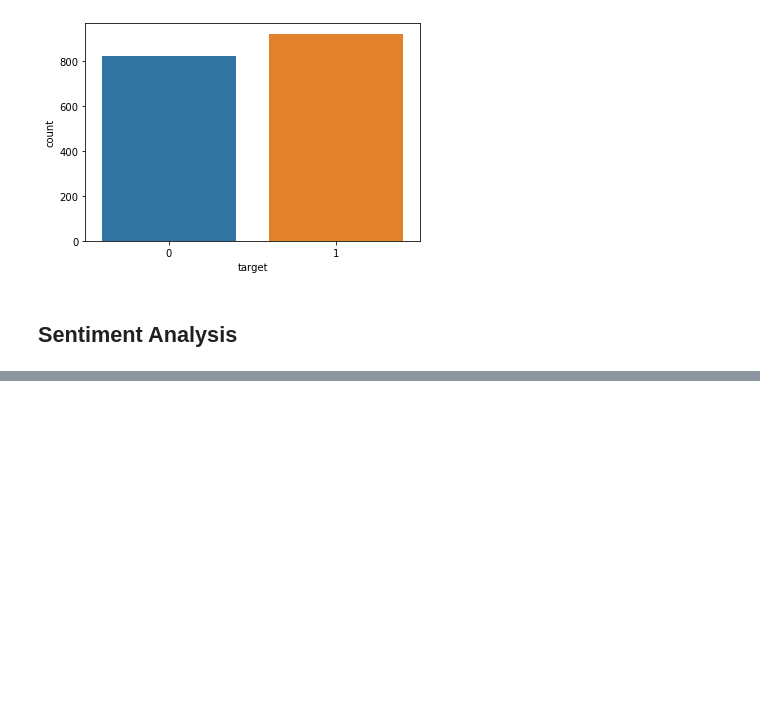
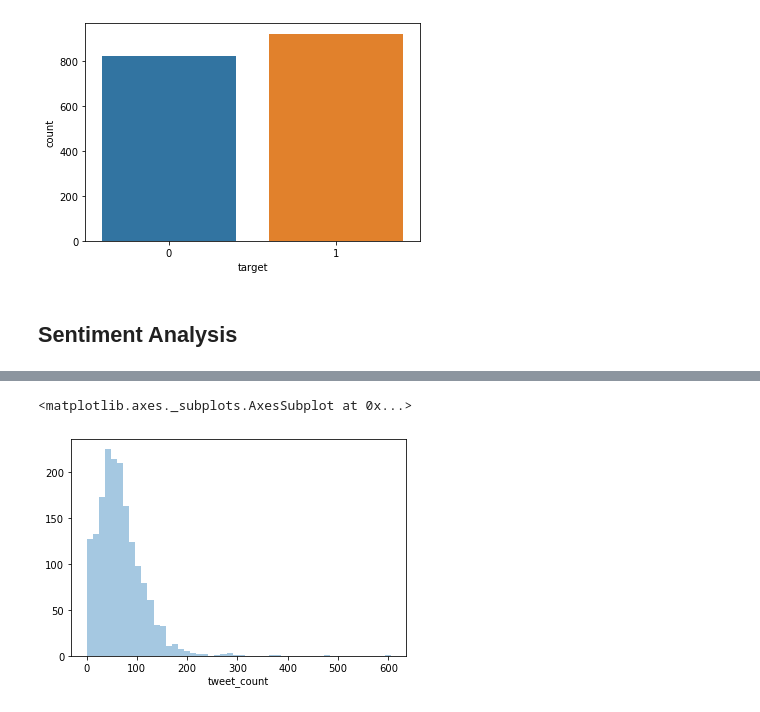
Before and after one commit to alexiscanaria/ftw-capstone, a Jupyter notebook: capstone.ipynb, the cells around one changed output, grey strips where cells are left out. Saved outputs shown, nothing was run; the diff lists cells and outputs as text; code cells hidden in the pictures; blank space fills up the shorter version.

```diff
--- a/capstone.ipynb
+++ b/capstone.ipynb
@@ -550,0 +613,5 @@ KeyboardInterrupt:
+# %%
+sns.distplot(main_df['tweet_count'], kde=False)
+# %% [output]
+<matplotlib.axes._subplots.AxesSubplot at 0x...>
+[figure, added]
```
Also changed, not shown: parts of 30 cells of this notebook, 1 other file.
